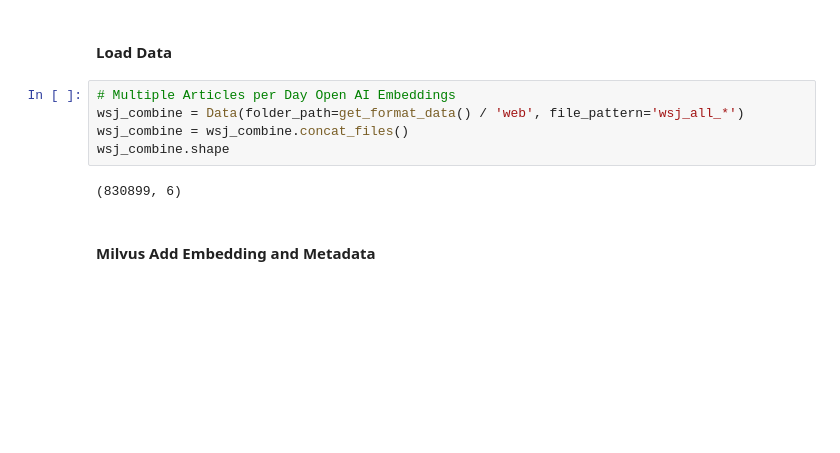
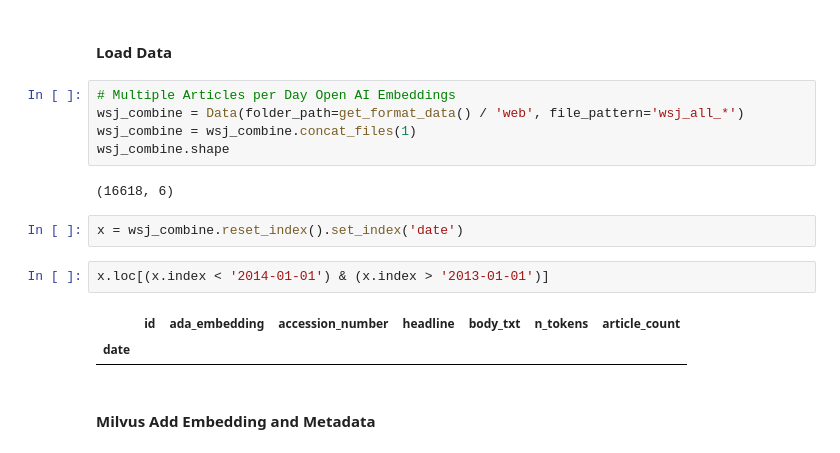
Before and after one commit to jfan1256/fenui, a Jupyter notebook: web_backend/exec_db/create_milvus.ipynb, the cells around one changed output. Drawn from its saved outputs; the diff is of its cells as text; blank space fills up the shorter version.

```diff
--- a/web_backend/exec_db/create_milvus.ipynb
+++ b/web_backend/exec_db/create_milvus.ipynb
@@ -84,10 +84,17 @@ for i, df in enumerate(chunks, 1):
 # %%
 # Multiple Articles per Day Open AI Embeddings
 wsj_combine = Data(folder_path=get_format_data() / 'web', file_pattern='wsj_all_*')
-wsj_combine = wsj_combine.concat_files()
+wsj_combine = wsj_combine.concat_files(1)
 wsj_combine.shape
 # %% [output]
-(830899, 6)
+(16618, 6)
+# %%
+x = wsj_combine.reset_index().set_index('date')
+# %%
+x.loc[(x.index < '2014-01-01') & (x.index > '2013-01-01')]
+# %% [output]
+|  | id | ada_embedding | accession_number | headline | body_txt | n_tokens | article_count |
+| date |  |  |  |  |  |  |  |
 # %% [markdown]
 #### Milvus Add Embedding and Metadata
 # %%
```
Also changed, not shown: parts of 1 cell of this notebook, 8 other files.
